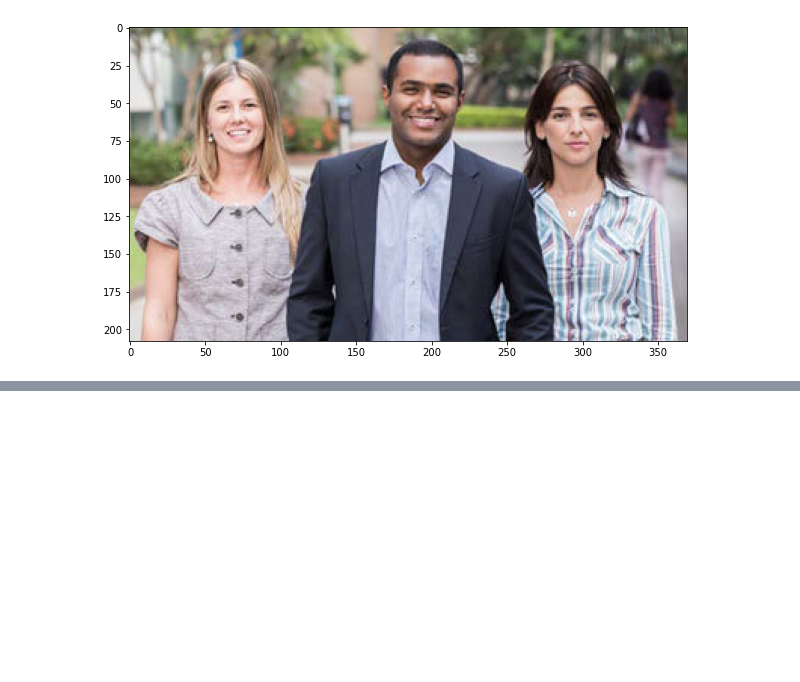
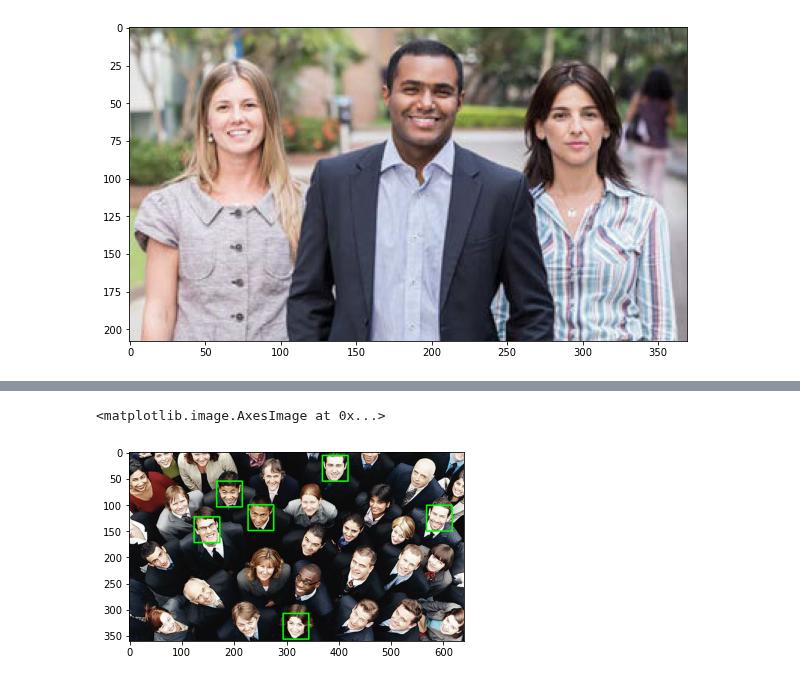
Before and after one commit to shahidqureshi01/AI, a Jupyter notebook: M6_Computer_Vision/07. Template matching, corners and Haar cascades/Haar Cascades.ipynb, the cells around one changed output, grey strips where cells are left out. Cells and saved outputs as stored; diff of their text form; code cells hidden in the pictures; blank space fills up the shorter version.

```diff
--- a/M6_Computer_Vision/07. Template matching, corners and Haar cascades/Haar Cascades.ipynb
+++ b/M6_Computer_Vision/07. Template matching, corners and Haar cascades/Haar Cascades.ipynb
@@ -45,3 +72,28 @@ plt.imshow(new_img)
+# %%
+
+img2 = cv2.imread('img/people1.jpg')
+al_copy = img2.copy()
+face_classifier2 = cv2.CascadeClassifier('Haarcascades/haarcascade_frontalface_default.xml')
+# Convert the image to grayscale
+gray2 = cv2.cvtColor(al_copy, cv2.COLOR_BGR2GRAY)
+# Using the classifiers detect all faces on the image
+faces = face_classifier2.detectMultiScale(gray2, scaleFactor=2.04, minNeighbors=5, flags=0, minSize=(1, 1), maxSize=(50, 50))
+gray2.shape
+# If no faces detected print("No faces found")
+'''When no faces detected, face_classifier returns and empty tuple'''
+if len(faces) < 1:
+    print("No faces found")
+
+# Otherwise draw a rectangle on each face that has been detected
+'''We iterate through our faces array and draw a rectangle over each face in faces'''
+for (x,y,w,h) in faces:
+     detect = cv2.rectangle(al_copy, (x,y), (x+w,y+h), (0, 255, 0), 2)
+
+detect = detect[:,:,::-1]
+plt.imshow(detect)
+# %% [output]
+<matplotlib.image.AxesImage at 0x...>
+[figure, added]
 # %%
 # Now do the same but this time also detect eyes in the faces using -> Haarcascades/haarcascade_eye.xml
 # %%
```
Also changed, not shown: parts of 3 cells of this notebook, 2 other files.
